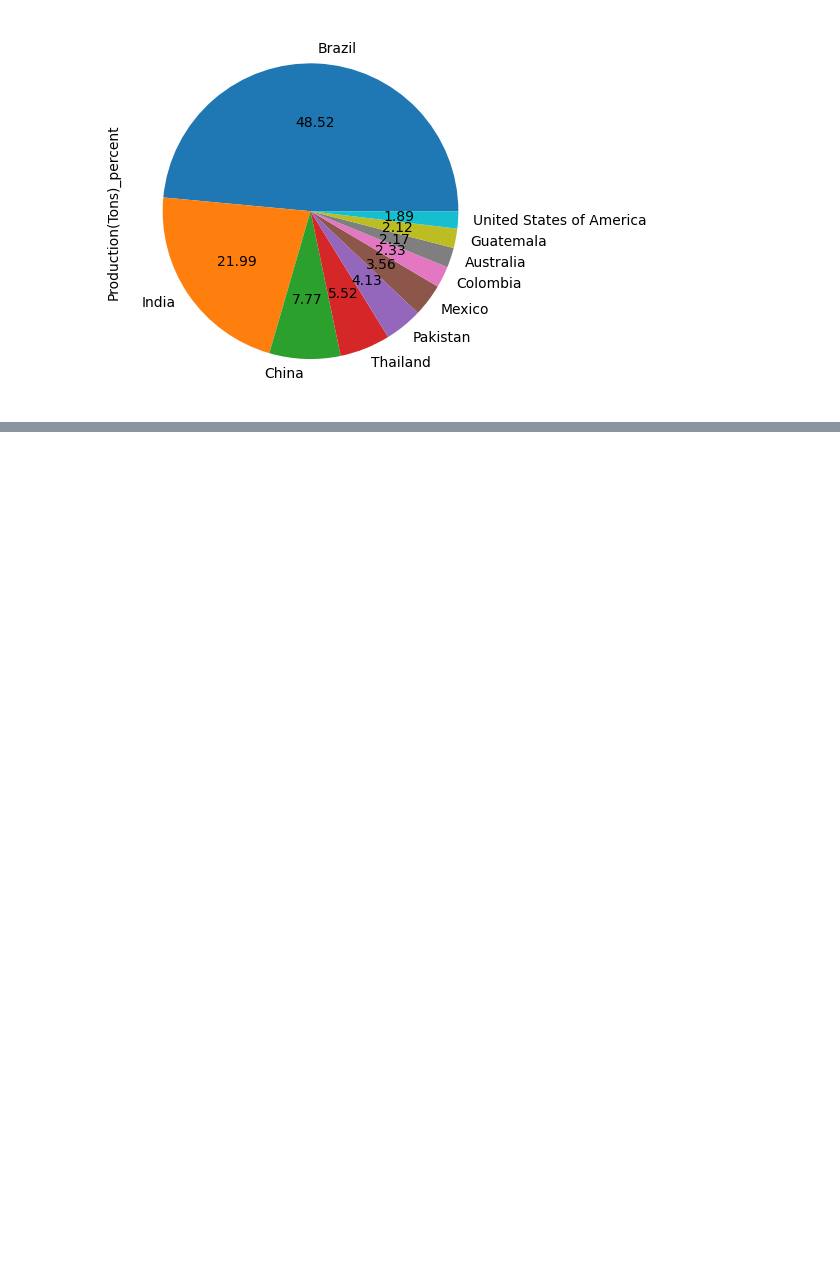
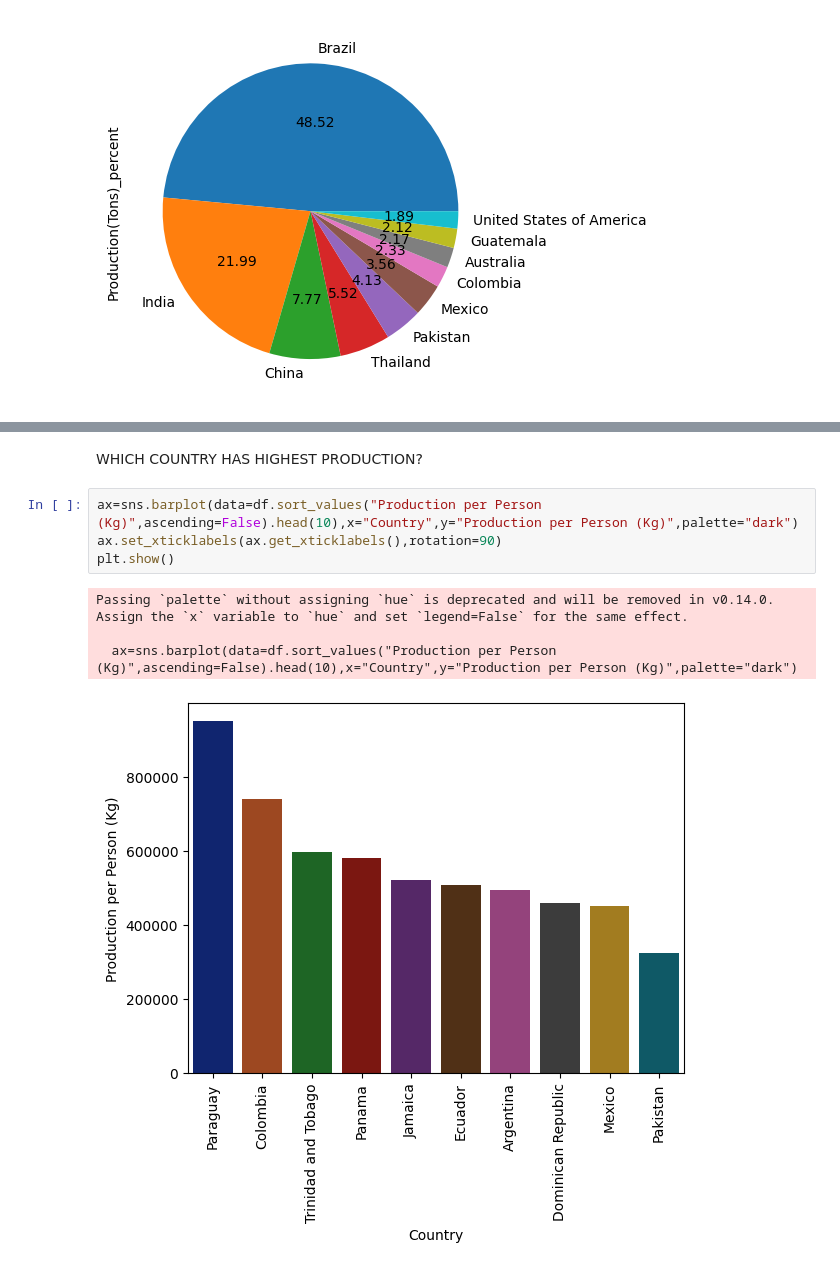
Before and after one commit to moumitaadak872-debug/Sugarcane-Production-EDA, a Jupyter notebook: sugarcane.ipynb, the cells around one changed output, grey strips where cells are left out. Saved outputs shown, nothing was run; the diff lists cells and outputs as text; blank space fills up the shorter version.

```diff
--- a/sugarcane.ipynb
+++ b/sugarcane.ipynb
@@ -290,0 +217,11 @@ plt.show()
+# %% [markdown]
+WHICH COUNTRY HAS HIGHEST PRODUCTION?
+# %%
+ax=sns.barplot(data=df.sort_values("Production per Person (Kg)",ascending=False).head(10),x="Country",y="Production per Person (Kg)",palette="dark")
+ax.set_xticklabels(ax.get_xticklabels(),rotation=90)
+plt.show()
+# %% [output]
+Passing `palette` without assigning `hue` is deprecated and will be removed in v0.14.0. Assign the `x` variable to `hue` and set `legend=False` for the same effect.
+
+  ax=sns.barplot(data=df.sort_values("Production per Person (Kg)",ascending=False).head(10),x="Country",y="Production per Person (Kg)",palette="dark")
+[figure, added]
```
Also changed, not shown: parts of 32 cells of this notebook.
